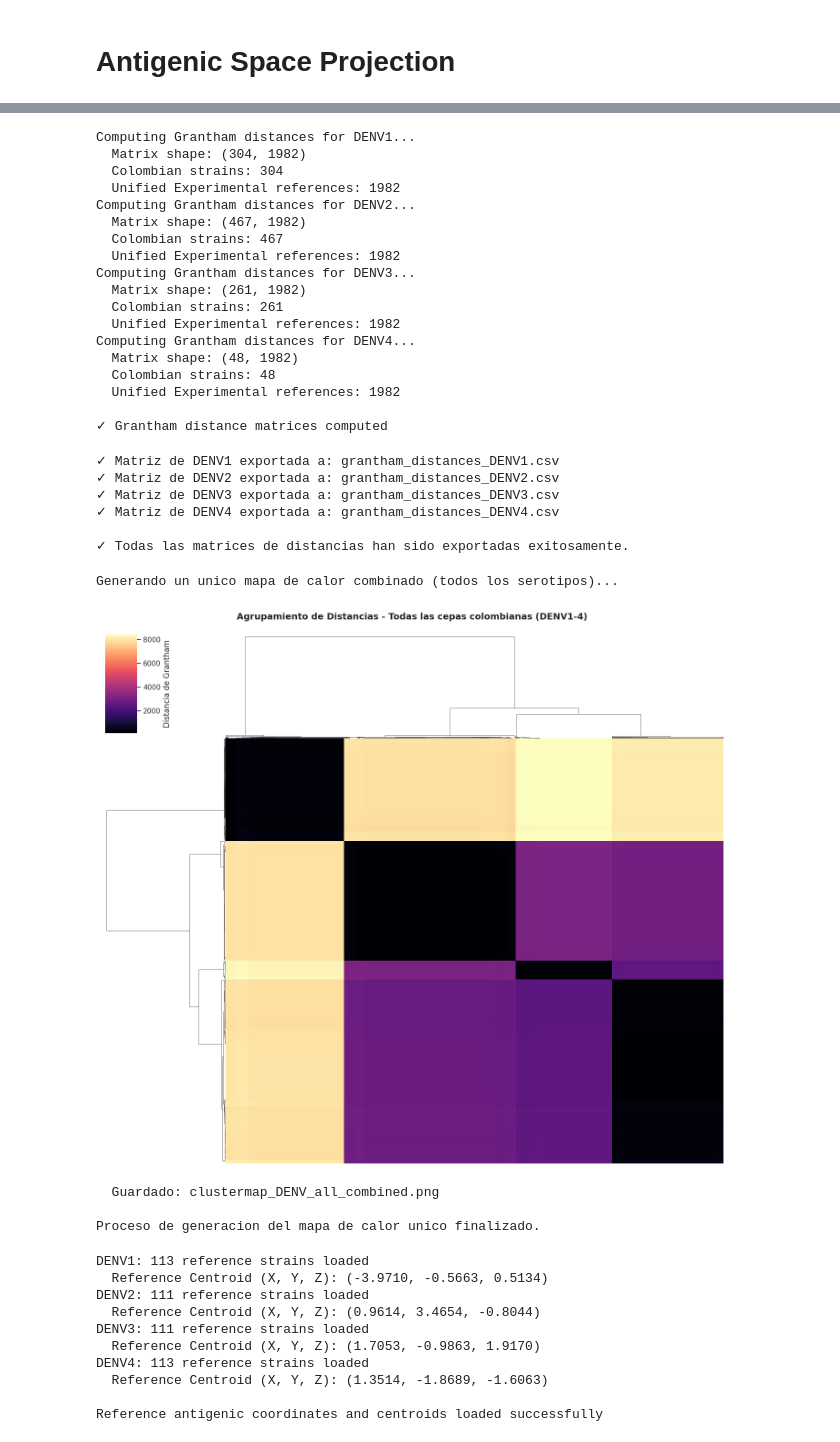
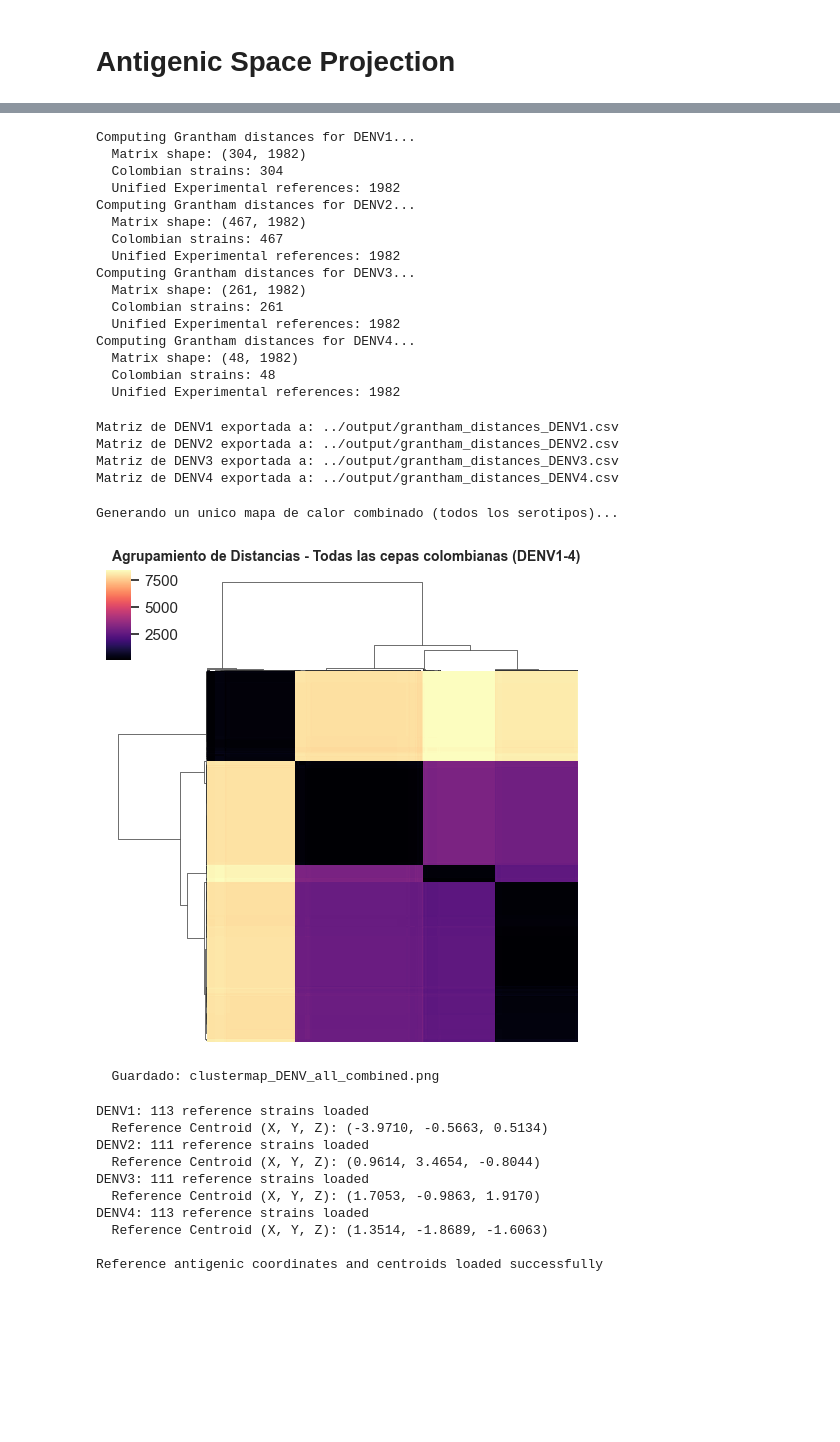
Before and after one commit to dirreno/denv-cross-inmunity, a Jupyter notebook: notebooks/distances.ipynb, the cells around one changed output, grey strips where cells are left out. Saved outputs shown, nothing was run; the diff lists cells and outputs as text; code cells hidden in the pictures; blank space fills up the shorter version.

```diff
--- a/notebooks/distances.ipynb
+++ b/notebooks/distances.ipynb
@@ -2269,7 +2238,18 @@ import numpy as np
 import pandas as pd
 from Bio import SeqIO
 
-# 1. Load and unify experimental sequences for ALL serotypes beforehand
+# Global cache to store calculated Grantham distances
+grantham_cache = {}
+
+def get_grantham_dist(seq1, seq2):
+    # Ensure symmetry to halve cache size (dist(A,B) == dist(B,A))
+    if seq1 > seq2:
+        seq1, seq2 = seq2, seq1
+    key = (seq1, seq2)
+    if key not in grantham_cache:
+        grantham_cache[key] = grantham_distance(seq1, seq2)
+    return grantham_cache[key]
+
 all_exp_records = []
 for sero in [1, 2, 3, 4]:
     records = [r for r in SeqIO.parse(AA_SEQS_EXP_E.format(sero), "fasta")
@@ -2282,37 +2262,28 @@ n_all_exp = len(all_exp_seqs)
 
 colombian_grantham_matrices = []
 
-# 2. Iterate through Colombian serotypes and compare against the unified experimental pool
 for sero in [1, 2, 3, 4]:
     print(f"Computing Grantham distances for DENV{sero}...")
 
-    # Load Colombian sequences (E protein)
     col_records = [r for r in SeqIO.parse(AA_SEQS_COL_E.format(sero), "fasta")
                    if not r.id.startswith("NODE")]
     col_ids = [r.id for r in col_records]
     col_seqs = [str(r.seq[296:397]) for r in col_records]  # EDIII region
 
-    # Compute Grantham distance matrix (Colombian vs All Experimental)
     n_col = len(col_seqs)
     matrix = np.zeros((n_col, n_all_exp))
 
     for i in range(n_col):
         for j in range(n_all_exp):
-            try:
-                dist, sites = grantham_distance(col_seqs[i], all_exp_seqs[j])
-                matrix[i, j] = dist if sites > 0 else np.nan
-            except Exception:
-                matrix[i, j] = np.nan
+            dist, sites = get_grantham_dist(col_seqs[i], all_exp_seqs[j])
+            matrix[i, j] = dist if sites > 0 else np.nan
 
-    # Create DataFrame
     df_matrix = pd.DataFrame(matrix, index=col_ids, columns=all_exp_ids)
     colombian_grantham_matrices.append(df_matrix)
 
     print(f"  Matrix shape: {df_matrix.shape}")
     print(f"  Colombian strains: {len(col_ids)}")
     print(f"  Unified Experimental references: {len(all_exp_ids)}")
-
-print("\n✓ Grantham distance matrices computed")
 # %% [output]
 Computing Grantham distances for DENV1...
   Matrix shape: (304, 1982)
@@ -2330,53 +2301,39 @@ Computing Grantham distances for DENV4...
   Matrix shape: (48, 1982)
   Colombian strains: 48
   Unified Experimental references: 1982
-
-✓ Grantham distance matrices computed
 # %%
 for i, sero in enumerate([1, 2, 3, 4]):
     filename = f"../output/grantham_distances_DENV{sero}.csv"
     colombian_grantham_matrices[i].to_csv(filename, index=True, na_rep='NaN')
 
-    print(f"✓ Matriz de DENV{sero} exportada a: {filename}")
-
-print("\n✓ Todas las matrices de distancias han sido exportadas exitosamente.")
+    print(f"Matriz de DENV{sero} exportada a: {filename}")
 # %% [output]
-✓ Matriz de DENV1 exportada a: grantham_distances_DENV1.csv
-✓ Matriz de DENV2 exportada a: grantham_distances_DENV2.csv
-✓ Matriz de DENV3 exportada a: grantham_distances_DENV3.csv
-✓ Matriz de DENV4 exportada a: grantham_distances_DENV4.csv
-
-✓ Todas las matrices de distancias han sido exportadas exitosamente.
+Matriz de DENV1 exportada a: ../output/grantham_distances_DENV1.csv
+Matriz de DENV2 exportada a: ../output/grantham_distances_DENV2.csv
+Matriz de DENV3 exportada a: ../output/grantham_distances_DENV3.csv
+Matriz de DENV4 exportada a: ../output/grantham_distances_DENV4.csv
 # %%
-import seaborn as sns
-import matplotlib.pyplot as plt
-import pandas as pd
-
 print("\nGenerando un unico mapa de calor combinado (todos los serotipos)...")
 
 combined_df = pd.concat(colombian_grantham_matrices, axis=0)
 
 g = sns.clustermap(
     combined_df,
     cmap='magma',
     xticklabels=False,
     yticklabels=False,
-    figsize=(14, 12),
-    cbar_kws={'label': 'Distancia de Grantham'},
+    figsize=(5, 5),
     robust=True
 )
 
-g.fig.suptitle('Agrupamiento de Distancias - Todas las cepas colombianas (DENV1-4)', y=1.02, fontsize=14, fontweight='bold')
+g.fig.suptitle('Agrupamiento de Distancias - Todas las cepas colombianas (DENV1-4)', y=1.02, fontsize=10, fontweight='bold')
 g.savefig('../figures/clustermap_DENV_all_combined.png', dpi=300, bbox_inches='tight')
 plt.show()
 plt.close()
 
 print("  Guardado: clustermap_DENV_all_combined.png")
-print("\nProceso de generacion del mapa de calor unico finalizado.")
 # %% [output]
 Generando un unico mapa de calor combinado (todos los serotipos)...
-[figure, old version]
+[figure, new version]
   Guardado: clustermap_DENV_all_combined.png
-
-Proceso de generacion del mapa de calor unico finalizado.
 # %%
```
Also changed, not shown: parts of 7 cells of this notebook, 9 other files.
